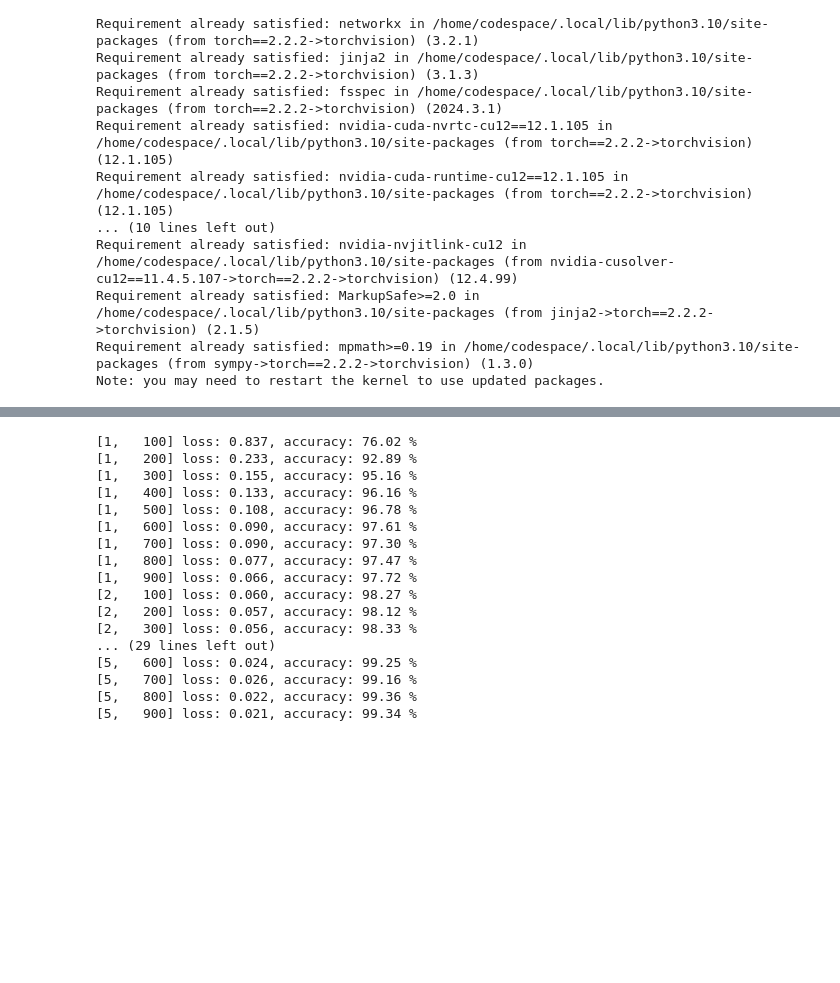
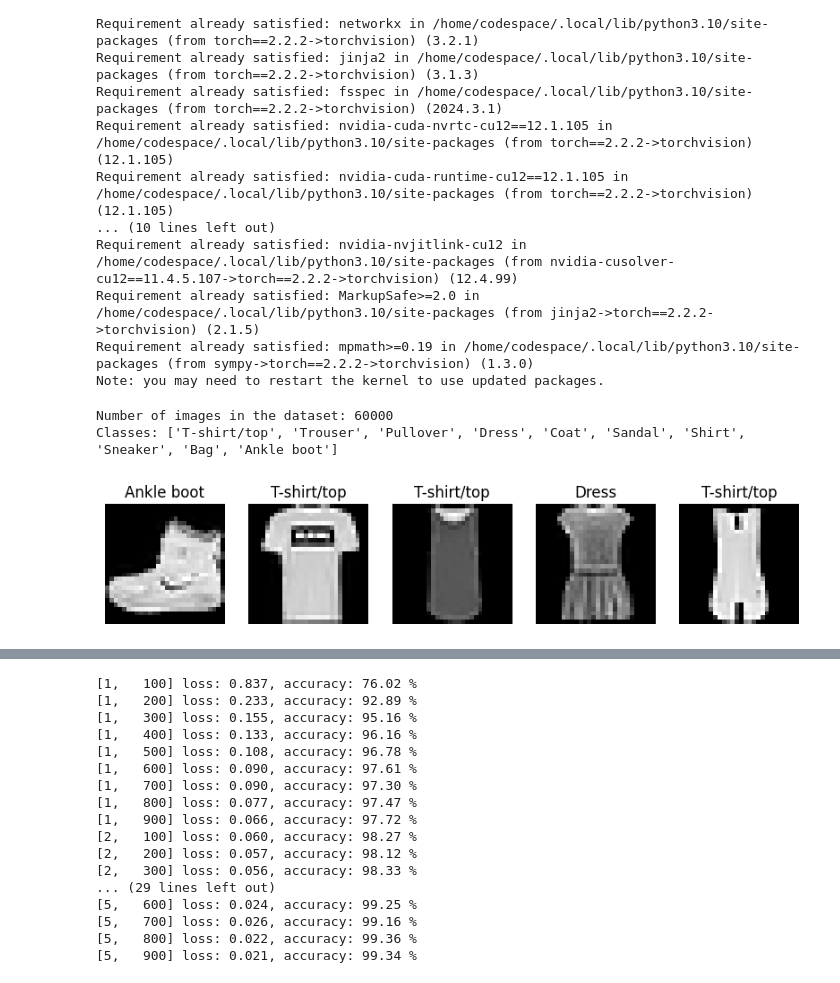
Before and after one commit to Konkuk-Univ-Glocal-Campus/introai202401-midterm-sungminiioo, a Jupyter notebook: Untitled-2.ipynb, the cells around one changed output, grey strips where cells are left out. Drawn from its saved outputs; the diff is of its cells as text; code cells hidden in the pictures; blank space fills up the shorter version.

```diff
--- a/Untitled-2.ipynb
+++ b/Untitled-2.ipynb
@@ -180,6 +180,37 @@ Requirement already satisfied: nvidia-nvjitlink-cu12 in /home/codespace/.local/l
 Requirement already satisfied: MarkupSafe>=2.0 in /home/codespace/.local/lib/python3.10/site-packages (from jinja2->torch==2.2.2->torchvision) (2.1.5)
 Requirement already satisfied: mpmath>=0.19 in /home/codespace/.local/lib/python3.10/site-packages (from sympy->torch==2.2.2->torchvision) (1.3.0)
 Note: you may need to restart the kernel to use updated packages.
+# %%
+from torchvision import datasets, transforms
+# FashionMNIST 데이터셋을 가져옵니다.
+transform = transforms.Compose([transforms.ToTensor(), transforms.Normalize((0.5,), (0.5,))]) # 이미지를 텐서로 변환합니다.
+train_data = datasets.FashionMNIST('~/.pytorch/F_MNIST_data/', train=True, download=True, transform=transform)
+
+# 데이터셋의 클래스 레이블을 가져옵니다.
+classes = train_data.classes
+
+# 데이터셋의 길이와 클래스 수를 확인합니다.
+print("Number of images in the dataset:", len(train_data))
+print("Classes:", classes)
+# %% [output]
+Number of images in the dataset: 60000
+Classes: ['T-shirt/top', 'Trouser', 'Pullover', 'Dress', 'Coat', 'Sandal', 'Shirt', 'Sneaker', 'Bag', 'Ankle boot']
+# %%
+# FashionMNIST 이미지 샘플을 시각화합니다.
+def show_images(dataset, num_images=5):
+    plt.figure(figsize=(10, 2))
+    for i in range(num_images):
+        image, label = dataset[i]
+        plt.subplot(1, num_images, i+1)
+        plt.imshow(image.squeeze(), cmap='gray')
+        plt.title(classes[label])
+        plt.axis('off')
+    plt.show()
+
+# 이미지를 시각화합니다.
+show_images(train_data)
+# %% [output]
+[figure, added]
 # %%
 class SimpleCNN(nn.Module):
     def __init__(self):
```
Also changed, not shown: parts of 1 cell of this notebook, 8 other files.
